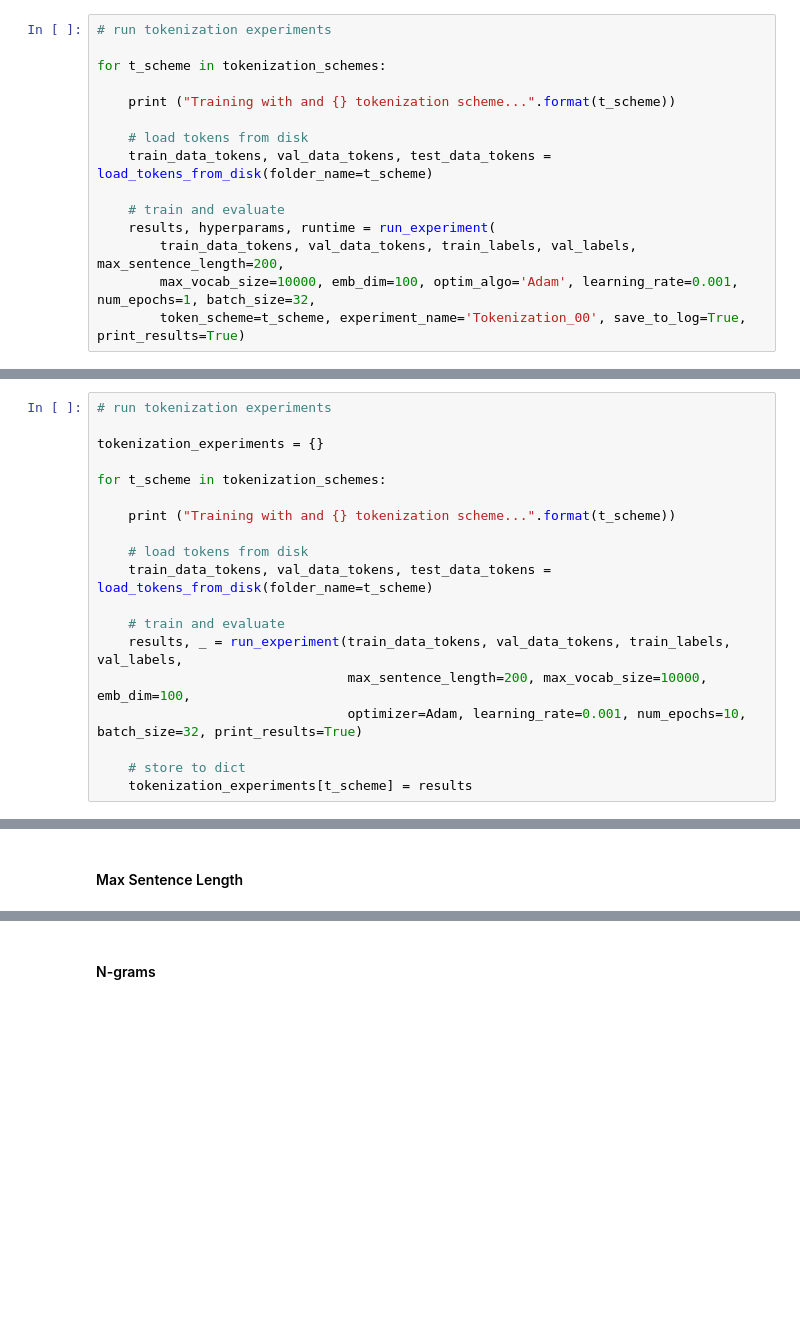
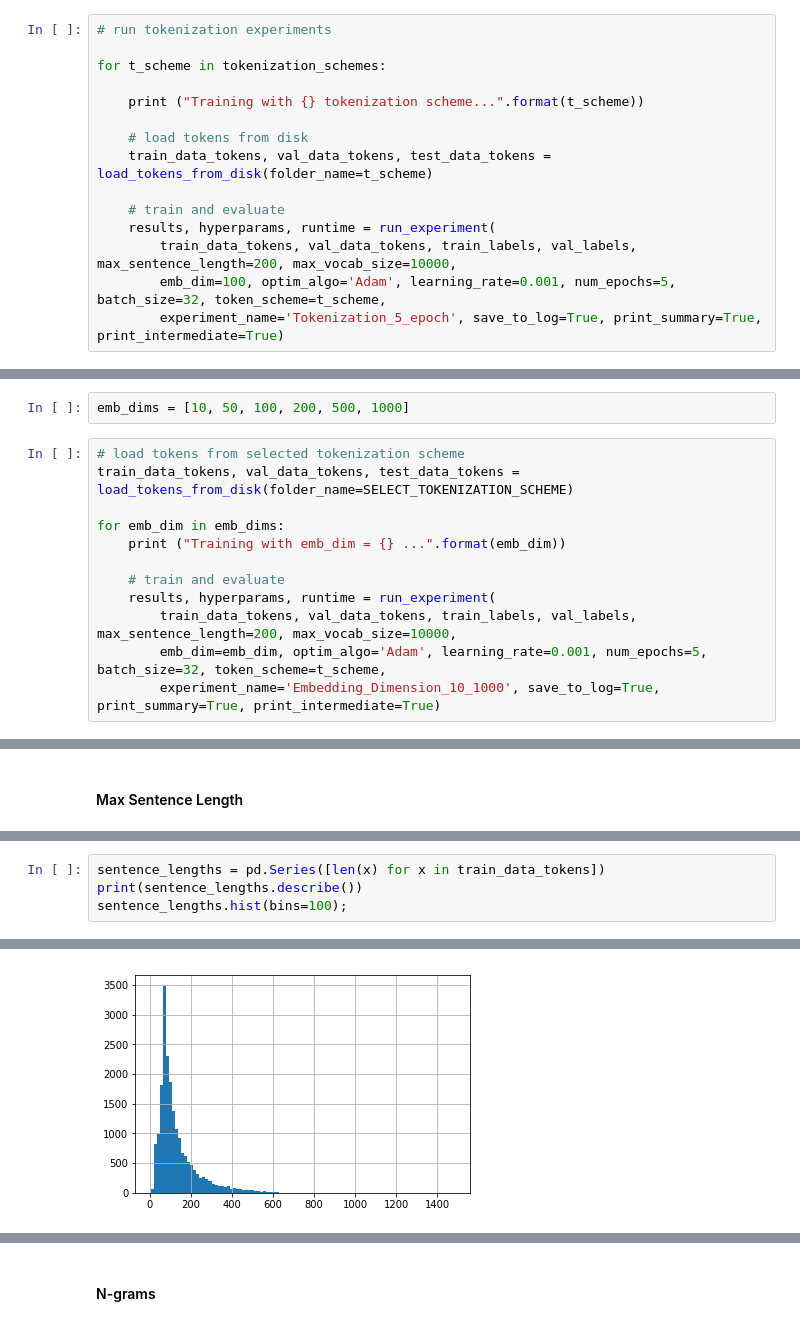
Before and after one commit to nyjgary/nlp-sentiment-analysis, a Jupyter notebook: nlp-sentiment-analysis.ipynb, the cells around one changed output, grey strips where cells are left out. Saved outputs shown, nothing was run; the diff lists cells and outputs as text; blank space fills up the shorter version.

```diff
--- a/nlp-sentiment-analysis.ipynb
+++ b/nlp-sentiment-analysis.ipynb
@@ -628,13 +629,13 @@ Data tokenized and saved as data/lowercase_no_punc/val_data_tokens.p in 0.1 minu
 
 for t_scheme in tokenization_schemes:
 
-    print ("Training with and {} tokenization scheme...".format(t_scheme))
+    print ("Training with {} tokenization scheme...".format(t_scheme))
 
     # load tokens from disk
     train_data_tokens, val_data_tokens, test_data_tokens = load_tokens_from_disk(folder_name=t_scheme)
 
     # train and evaluate
     results, hyperparams, runtime = run_experiment(
-        train_data_tokens, val_data_tokens, train_labels, val_labels, max_sentence_length=200,
-        max_vocab_size=10000, emb_dim=100, optim_algo='Adam', learning_rate=0.001, num_epochs=1, batch_size=32,
-        token_scheme=t_scheme, experiment_name='Tokenization_00', save_to_log=True, print_results=True)
+        train_data_tokens, val_data_tokens, train_labels, val_labels, max_sentence_length=200, max_vocab_size=10000,
+        emb_dim=100, optim_algo='Adam', learning_rate=0.001, num_epochs=5, batch_size=32, token_scheme=t_scheme,
+        experiment_name='Tokenization_5_epoch', save_to_log=True, print_summary=True, print_intermediate=True)
@@ -641,19 +659,0 @@ for t_scheme in tokenization_schemes:
-# %%
-# run tokenization experiments
-
-tokenization_experiments = {}
-
-for t_scheme in tokenization_schemes:
-
-    print ("Training with and {} tokenization scheme...".format(t_scheme))
-
-    # load tokens from disk
-    train_data_tokens, val_data_tokens, test_data_tokens = load_tokens_from_disk(folder_name=t_scheme)
-
-    # train and evaluate
-    results, _ = run_experiment(train_data_tokens, val_data_tokens, train_labels, val_labels,
-                                max_sentence_length=200, max_vocab_size=10000, emb_dim=100,
-                                optimizer=Adam, learning_rate=0.001, num_epochs=10, batch_size=32, print_results=True)
-
-    # store to dict
-    tokenization_experiments[t_scheme] = results
@@ -700,0 +686,14 @@ SELECT_TOKENIZATION_SCHEME = 'lowercase_no_punc_stopwords_nltk'
+# %%
+emb_dims = [10, 50, 100, 200, 500, 1000]
+# %%
+# load tokens from selected tokenization scheme
+train_data_tokens, val_data_tokens, test_data_tokens = load_tokens_from_disk(folder_name=SELECT_TOKENIZATION_SCHEME)
+
+for emb_dim in emb_dims:
+    print ("Training with emb_dim = {} ...".format(emb_dim))
+
+    # train and evaluate
+    results, hyperparams, runtime = run_experiment(
+        train_data_tokens, val_data_tokens, train_labels, val_labels, max_sentence_length=200, max_vocab_size=10000,
+        emb_dim=emb_dim, optim_algo='Adam', learning_rate=0.001, num_epochs=5, batch_size=32, token_scheme=t_scheme,
+        experiment_name='Embedding_Dimension_10_1000', save_to_log=True, print_summary=True, print_intermediate=True)
@@ -728,0 +757,5 @@ Epoch: 2.00, Train Accuracy: 96.62%, Validation Accuracy: 86.20%
+# %%
+sentence_lengths = pd.Series([len(x) for x in train_data_tokens])
+print(sentence_lengths.describe())
+sentence_lengths.hist(bins=100);
+# %% [output]
@@ -728,0 +771 @@ Epoch: 2.00, Train Accuracy: 96.62%, Validation Accuracy: 86.20%
+[figure, added]
```
Also changed, not shown: parts of 24 cells of this notebook.
